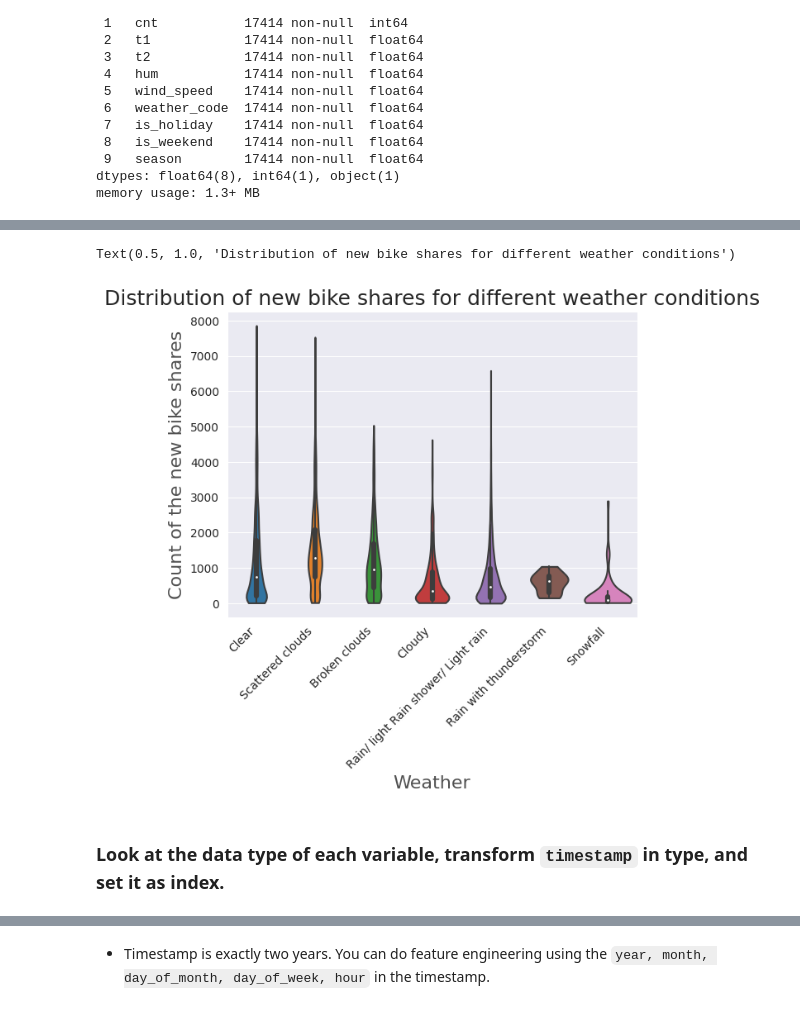
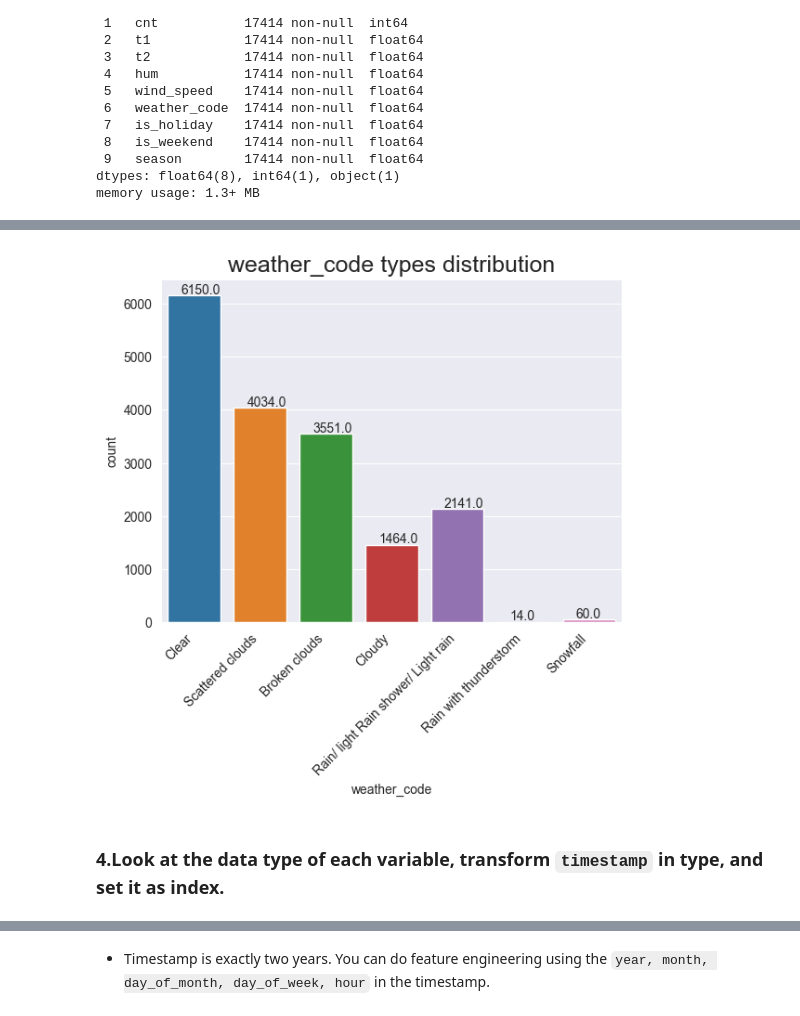
Before and after one commit to KursaDSc/Data_visualization_Assignment, a Jupyter notebook: Homework.ipynb, the cells around one changed output, grey strips where cells are left out. Drawn from its saved outputs; the diff is of its cells as text; code cells hidden in the pictures.

```diff
--- a/Homework.ipynb
+++ b/Homework.ipynb
@@ -145,0 +114,16 @@ Text(0.5, 1.0, 'Distribution of new bike shares for weekdays and weekend')
+# %%
+# season
+fig, ax = plt.subplots()
+
+# season
+sns.countplot(x='season', data=df);
+# or
+# sns.factorplot(x='season', data=df, kind='count', size=5, aspect=1.5);
+
+
+# you can add
+for p in ax.patches:
+   ax.annotate((p.get_height()), (p.get_x()+0.3, p.get_height()+20));
+
+ax.set_xticklabels(['Spring','Summer','Fall', 'Winter'], rotation=0)
+ax.set_title("Season value distribution",size=18);
@@ -146,25 +150,28 @@ Text(0.5, 1.0, 'Distribution of new bike shares for weekdays and weekend')
 # %%
 # weather_code
 # **"weather_code" category description:**
 # * 1 = Clear ; mostly clear but have some values with haze/fog/patches of fog/ fog in vicinity
 # * 2 = scattered clouds / few clouds
 # * 3 = Broken clouds
 # * 4 = Cloudy
 # * 7 = Rain/ light Rain shower/ Light rain
 # * 10 = rain with thunderstorm
 # * 26 = snowfall
 # * 94 = Freezing Fog
 
-ax = sns.violinplot(data = df, x = 'weather_code', y = 'cnt', cut  = 0, inner = 'box')
+fig, ax = plt.subplots()
+sns.countplot(x='weather_code',data=df);
+
+for p in ax.patches:
+   ax.annotate((p.get_height()), (p.get_x()+0.20, p.get_height()+30));
+
 ax.set_xticklabels(['Clear','Scattered clouds','Broken clouds','Cloudy','Rain/ light Rain shower/ Light rain','Rain with thunderstorm','Snowfall'])
 plt.xticks(rotation=45, ha='right');
-ax.set_xlabel("Weather",size = 16,alpha=0.8)
-ax.set_ylabel("Count of the new bike shares",size = 16,alpha=0.8)
-ax.set_title("Distribution of new bike shares for different weather conditions",size=18)
+
+ax.set_title("weather_code types distribution",size=18);
 # %% [output]
-Text(0.5, 1.0, 'Distribution of new bike shares for different weather conditions')
-[figure, old version]
+[figure, new version]
 # %% [markdown]
-### Look at the data type of each variable, transform `timestamp` in type, and set it as index.
+### 4.Look at the data type of each variable, transform `timestamp` in type, and set it as index.
 # %%
 df.set_index('timestamp',inplace=True)
```
Also changed, not shown: parts of 35 cells of this notebook, 2 other files.
